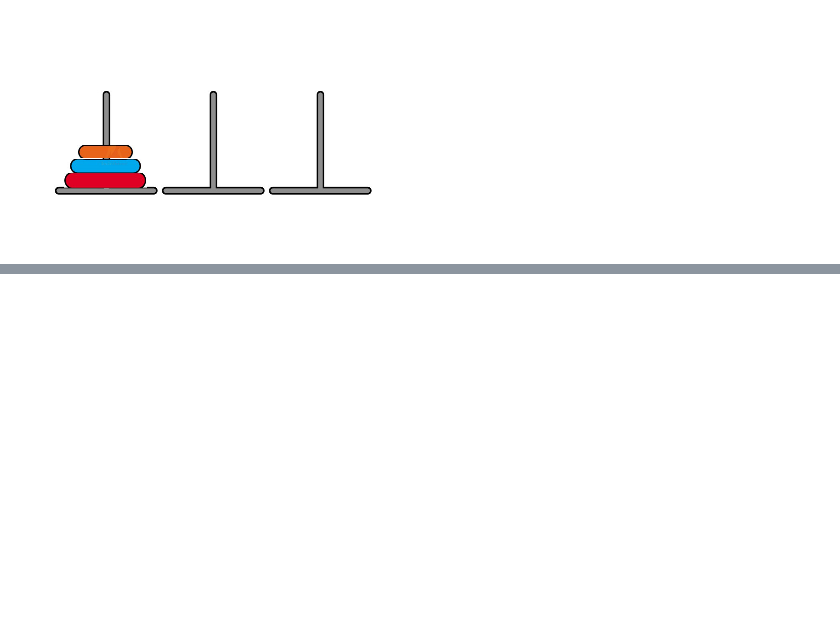
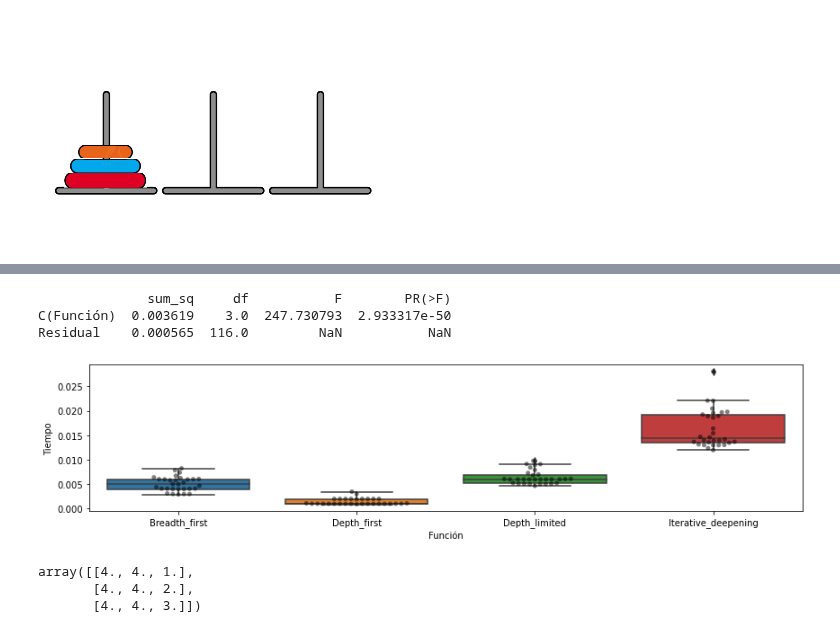
Before and after one commit to cgaravitoc/macc, a Jupyter notebook: AI/Miniproyecto - torres de hanoi/Hanoi.ipynb, the cells around one changed output, grey strips where cells are left out. Saved outputs shown, nothing was run; the diff lists cells and outputs as text; code cells hidden in the pictures; blank space fills up the shorter version.

```diff
--- a/AI/Miniproyecto - torres de hanoi/Hanoi.ipynb
+++ b/AI/Miniproyecto - torres de hanoi/Hanoi.ipynb
@@ -9,0 +38,26 @@ prob.pintar_estado(s)
+# %%
+import warnings
+warnings.filterwarnings('ignore')
+
+funs = [breadth_first_search,
+        depth_first_search,
+        lambda x: depth_limited_search(x, 10),
+        lambda x: iterative_deepening_search(x, 10)
+]
+nombres = ['Breadth_first', 'Depth_first',
+           'Depth_limited', 'Iterative_deepening']
+compara_funciones(funs=funs, arg=prob, nombres=nombres)
+# %% [output]
+              sum_sq     df           F        PR(>F)
+C(Función)  0.003619    3.0  247.730793  2.933317e-50
+Residual    0.000565  116.0         NaN           NaN
+[figure, added]
+# %%
+def costo(self, estado, accion):
+    return 1
+
+best_first_search(prob, costo).estado
+# %% [output]
+array([[4., 4., 1.],
+       [4., 4., 2.],
+       [4., 4., 3.]])
```
Also changed, not shown: parts of 7 cells of this notebook, 1 other file.
